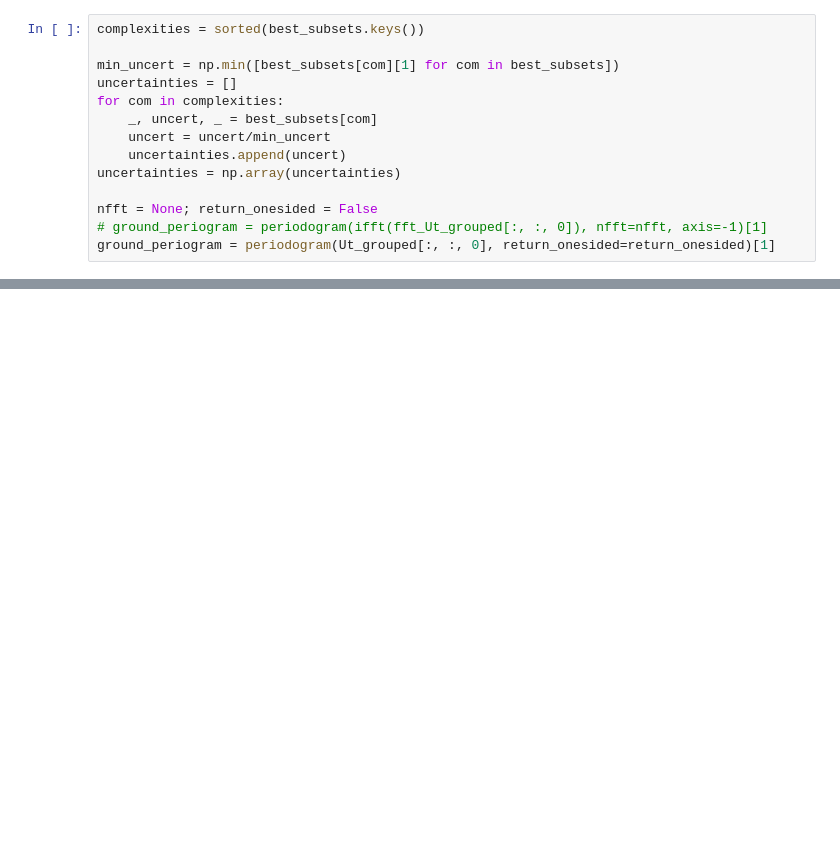
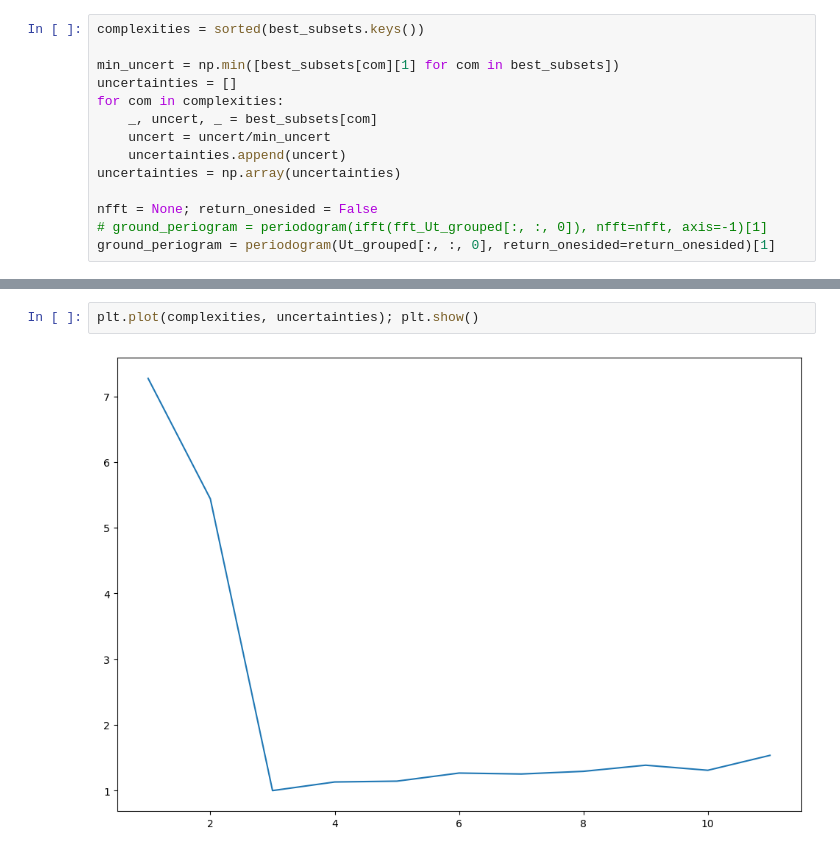
Before and after one commit to Pongpisit-Thanasutives/parametric-discovery, a Jupyter notebook: Spatial_KS_Equation_Chaotic_DEV1.ipynb, the cells around one changed output, grey strips where cells are left out. Drawn from its saved outputs; the diff is of its cells as text; blank space fills up the shorter version.

```diff
--- a/Spatial_KS_Equation_Chaotic_DEV1.ipynb
+++ b/Spatial_KS_Equation_Chaotic_DEV1.ipynb
@@ -522,0 +550,4 @@ valid_coms
+# %%
+plt.plot(complexities, uncertainties); plt.show()
+# %% [output]
+[figure, added]
```
Also changed, not shown: parts of 8 cells of this notebook, 2 other files.
